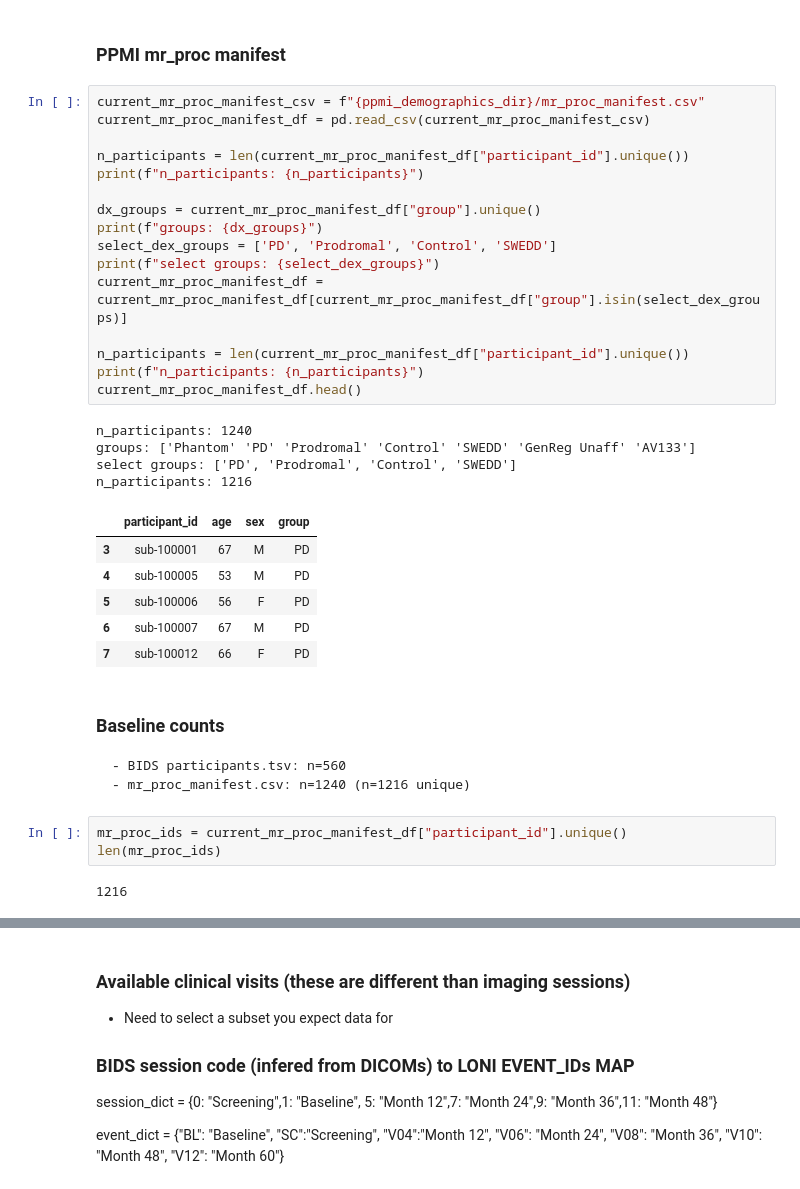
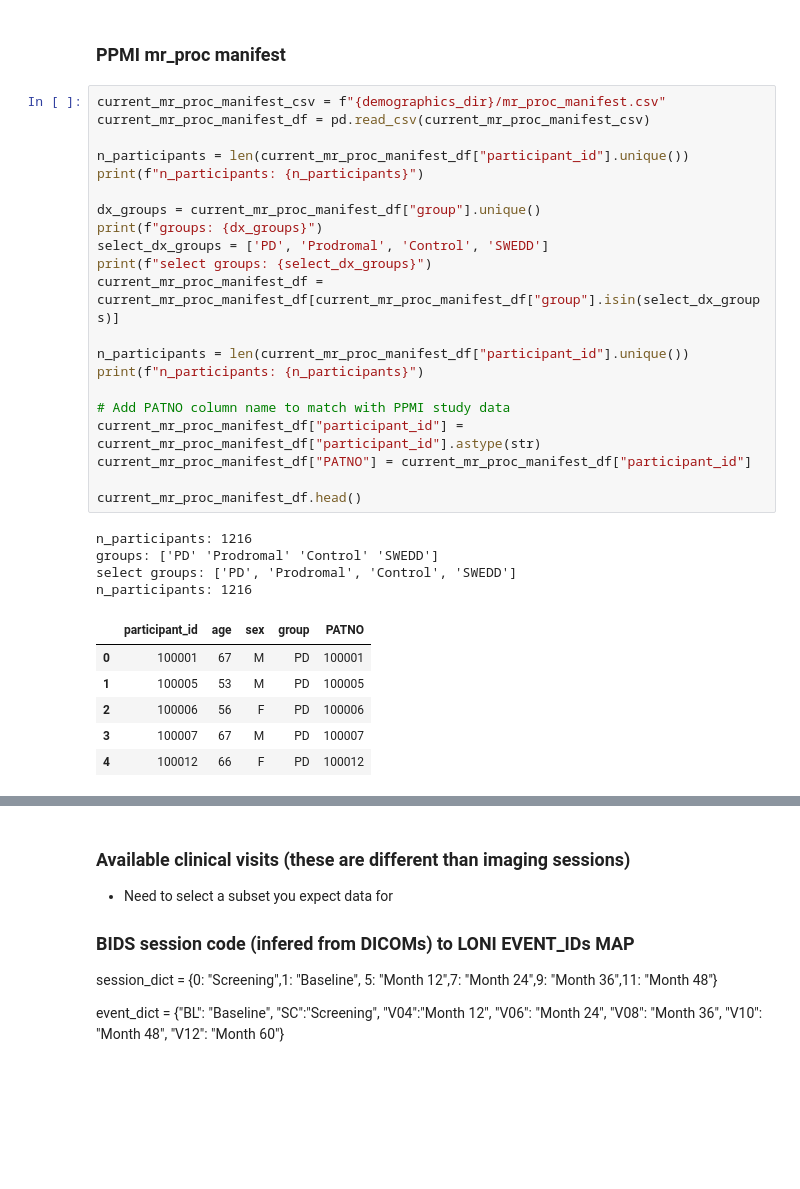
Before and after one commit to yarikoptic/mr_proc, a Jupyter notebook: notebooks/2_tabular_proc_tracking.ipynb, the cells around one changed output, grey strips where cells are left out. Drawn from its saved outputs; the diff is of its cells as text; blank space fills up the shorter version.

```diff
--- a/notebooks/2_tabular_proc_tracking.ipynb
+++ b/notebooks/2_tabular_proc_tracking.ipynb
@@ -37,38 +42,34 @@ bagel_csv = f"{tabular_dir}/bagel.csv"
 # %% [markdown]
 ### PPMI mr_proc manifest
 # %%
-current_mr_proc_manifest_csv = f"{ppmi_demographics_dir}/mr_proc_manifest.csv"
+current_mr_proc_manifest_csv = f"{demographics_dir}/mr_proc_manifest.csv"
 current_mr_proc_manifest_df = pd.read_csv(current_mr_proc_manifest_csv)
 
 n_participants = len(current_mr_proc_manifest_df["participant_id"].unique())
 print(f"n_participants: {n_participants}")
 
 dx_groups = current_mr_proc_manifest_df["group"].unique()
 print(f"groups: {dx_groups}")
-select_dex_groups = ['PD', 'Prodromal', 'Control', 'SWEDD']
-print(f"select groups: {select_dex_groups}")
-current_mr_proc_manifest_df = current_mr_proc_manifest_df[current_mr_proc_manifest_df["group"].isin(select_dex_groups)]
+select_dx_groups = ['PD', 'Prodromal', 'Control', 'SWEDD']
+print(f"select groups: {select_dx_groups}")
+current_mr_proc_manifest_df = current_mr_proc_manifest_df[current_mr_proc_manifest_df["group"].isin(select_dx_groups)]
 
 n_participants = len(current_mr_proc_manifest_df["participant_id"].unique())
 print(f"n_participants: {n_participants}")
+
+# Add PATNO column name to match with PPMI study data
+current_mr_proc_manifest_df["participant_id"] = current_mr_proc_manifest_df["participant_id"].astype(str)
+current_mr_proc_manifest_df["PATNO"] = current_mr_proc_manifest_df["participant_id"]
+
 current_mr_proc_manifest_df.head()
 # %% [output]
-n_participants: 1240
-groups: ['Phantom' 'PD' 'Prodromal' 'Control' 'SWEDD' 'GenReg Unaff' 'AV133']
+n_participants: 1216
+groups: ['PD' 'Prodromal' 'Control' 'SWEDD']
 select groups: ['PD', 'Prodromal', 'Control', 'SWEDD']
 n_participants: 1216
-|  | participant_id | age | sex | group |
-| 3 | sub-100001 | 67 | M | PD |
-| 4 | sub-100005 | 53 | M | PD |
-| 5 | sub-100006 | 56 | F | PD |
-| 6 | sub-100007 | 67 | M | PD |
-| 7 | sub-100012 | 66 | F | PD |
+|  | participant_id | age | sex | group | PATNO |
+| 0 | 100001 | 67 | M | PD | 100001 |
+| 1 | 100005 | 53 | M | PD | 100005 |
+| 2 | 100006 | 56 | F | PD | 100006 |
+| 3 | 100007 | 67 | M | PD | 100007 |
+| 4 | 100012 | 66 | F | PD | 100012 |
-# %% [markdown]
-### Baseline counts
-    - BIDS participants.tsv: n=560
-    - mr_proc_manifest.csv: n=1240 (n=1216 unique)
-# %%
-mr_proc_ids = current_mr_proc_manifest_df["participant_id"].unique()
-len(mr_proc_ids)
-# %% [output]
-1216
```
Also changed, not shown: parts of 12 cells of this notebook, 1 other file.
